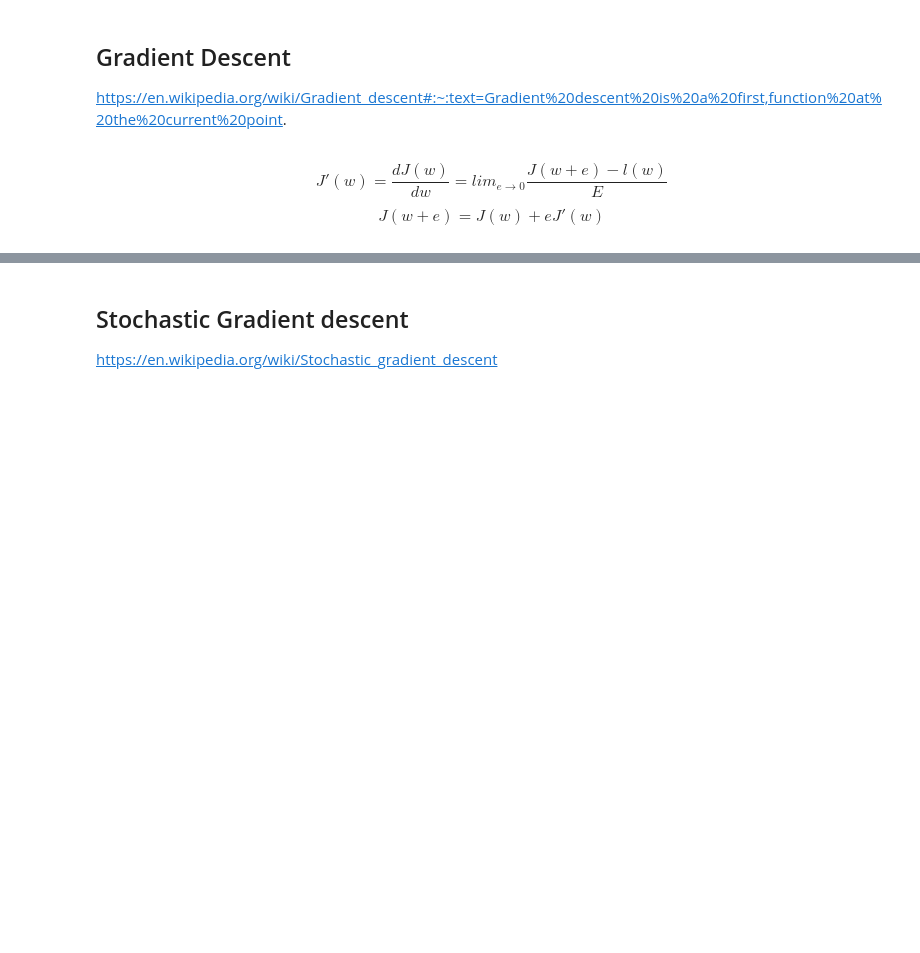
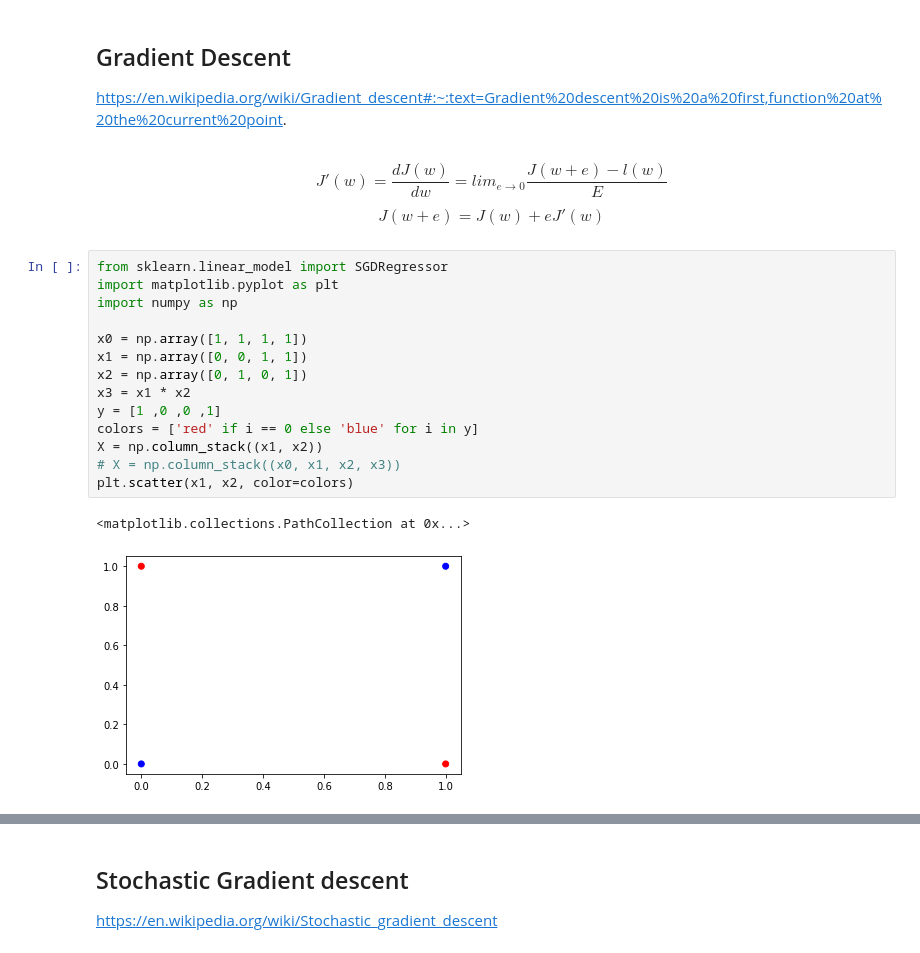
Before and after one commit to sirily11/classes-notes, a Jupyter notebook: notebooks/MSBD5012/lectures/Lecture3.ipynb, the cells around one changed output, grey strips where cells are left out. Cells and saved outputs as stored; diff of their text form; blank space fills up the shorter version.

```diff
--- a/notebooks/MSBD5012/lectures/Lecture3.ipynb
+++ b/notebooks/MSBD5012/lectures/Lecture3.ipynb
@@ -15,3 +15,20 @@ https://en.wikipedia.org/wiki/Gradient_descent#:~:text=Gradient%20descent%20is%2
 # %% [markdown]
 $$J'(w) = \frac{dJ(w)}{dw} = lim_{e \to 0}\frac{J(w+e) - l(w)}{E}$$
 $$J(w + e) = J(w) + eJ'(w)$$
+# %%
+from sklearn.linear_model import SGDRegressor
+import matplotlib.pyplot as plt
+import numpy as np
+
+x0 = np.array([1, 1, 1, 1])
+x1 = np.array([0, 0, 1, 1])
+x2 = np.array([0, 1, 0, 1])
+x3 = x1 * x2
+y = [1 ,0 ,0 ,1]
+colors = ['red' if i == 0 else 'blue' for i in y]
+X = np.column_stack((x1, x2))
+# X = np.column_stack((x0, x1, x2, x3))
+plt.scatter(x1, x2, color=colors)
+# %% [output]
+<matplotlib.collections.PathCollection at 0x...>
+[figure, added]
```
Also changed, not shown: parts of 6 cells of this notebook, 12 other files.
